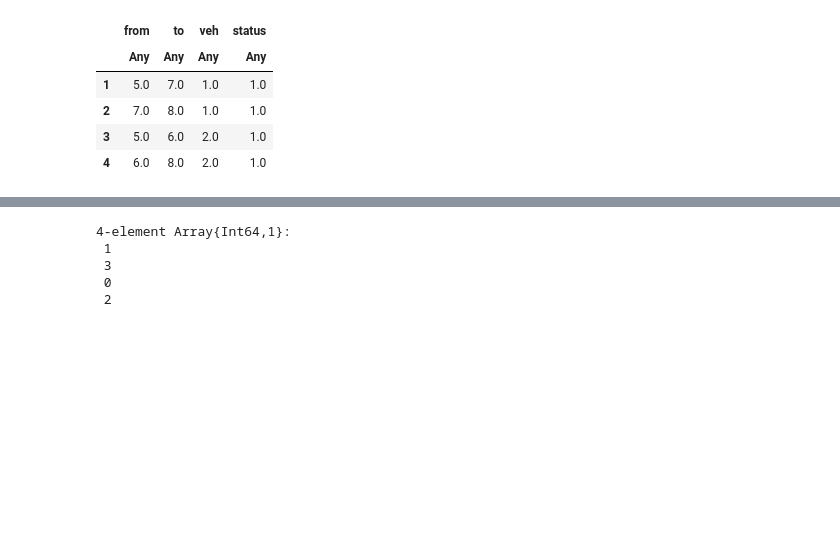
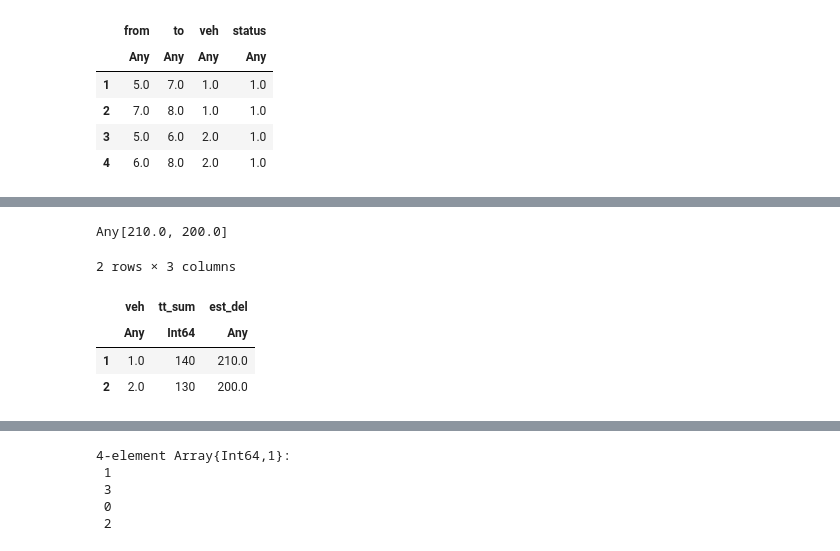
Before and after one commit to far24/optim_freight, a Jupyter notebook: cross-dock/julia_jump/research_code.ipynb, the cells around one changed output, grey strips where cells are left out. Cells and saved outputs as stored; diff of their text form; code cells hidden in the pictures; blank space fills up the shorter version.

```diff
--- a/cross-dock/julia_jump/research_code.ipynb
+++ b/cross-dock/julia_jump/research_code.ipynb
@@ -497,3 +496,20 @@ LoadError: UndefVarError: cd_arr_time not defined
+# %%
+del_time = combine(groupby(mvmt_del,  [:veh]) , :tt => sum)
+
+est_del = []
+for i= 1:nrow(del_time)
+    temp = del_time[i, 2] + value.(t_pick)[1]  # add the latest time for pickup process
+    append!(est_del, temp)
+end
+
+insert!(del_time, 3, est_del, :est_del)
+# %% [output]
+Any[210.0, 200.0]
+2 rows × 3 columns
+|  | veh | tt_sum | est_del |
+|  | Any | Int64 | Any |
+| 1 | 1.0 | 140 | 210.0 |
+| 2 | 2.0 | 130 | 200.0 |
 # %%
 for t in [0:15:120;]
     print("\n\ncurrent time: ", t)
```
Also changed, not shown: parts of 26 cells of this notebook.
